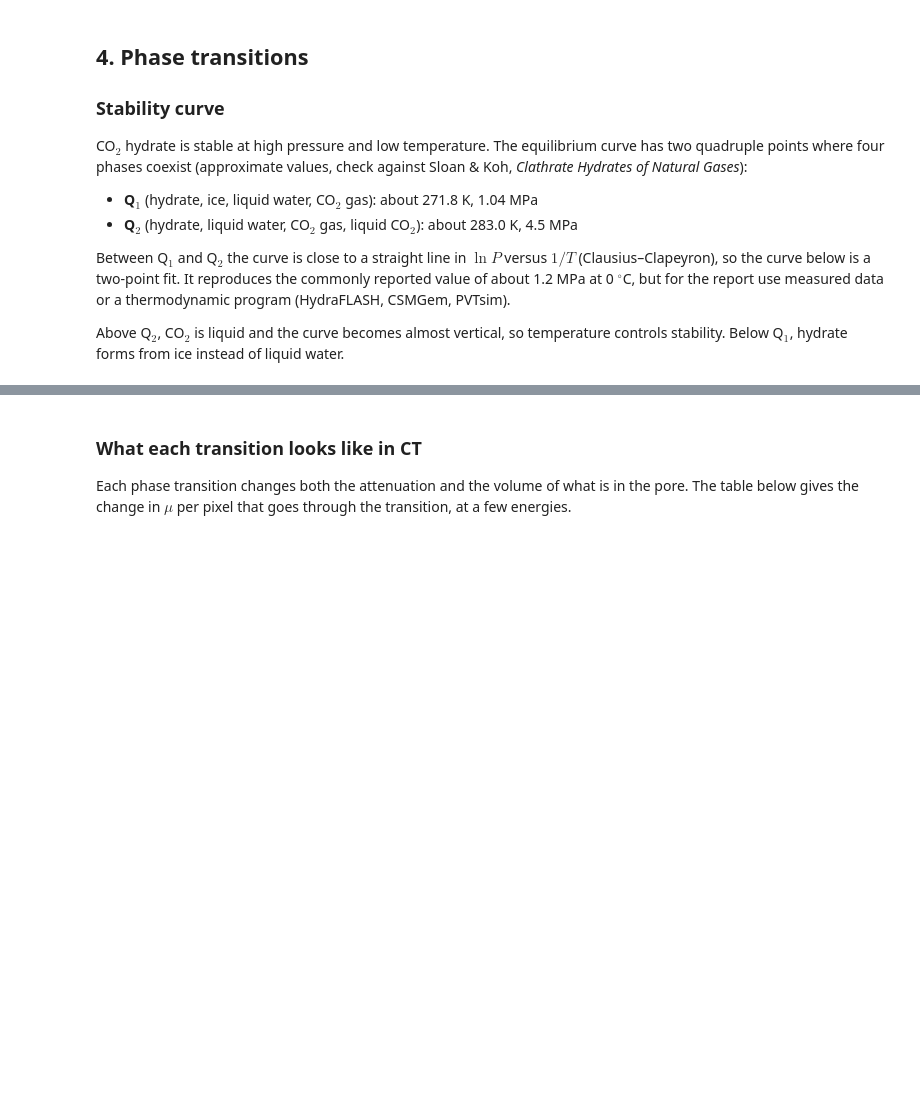
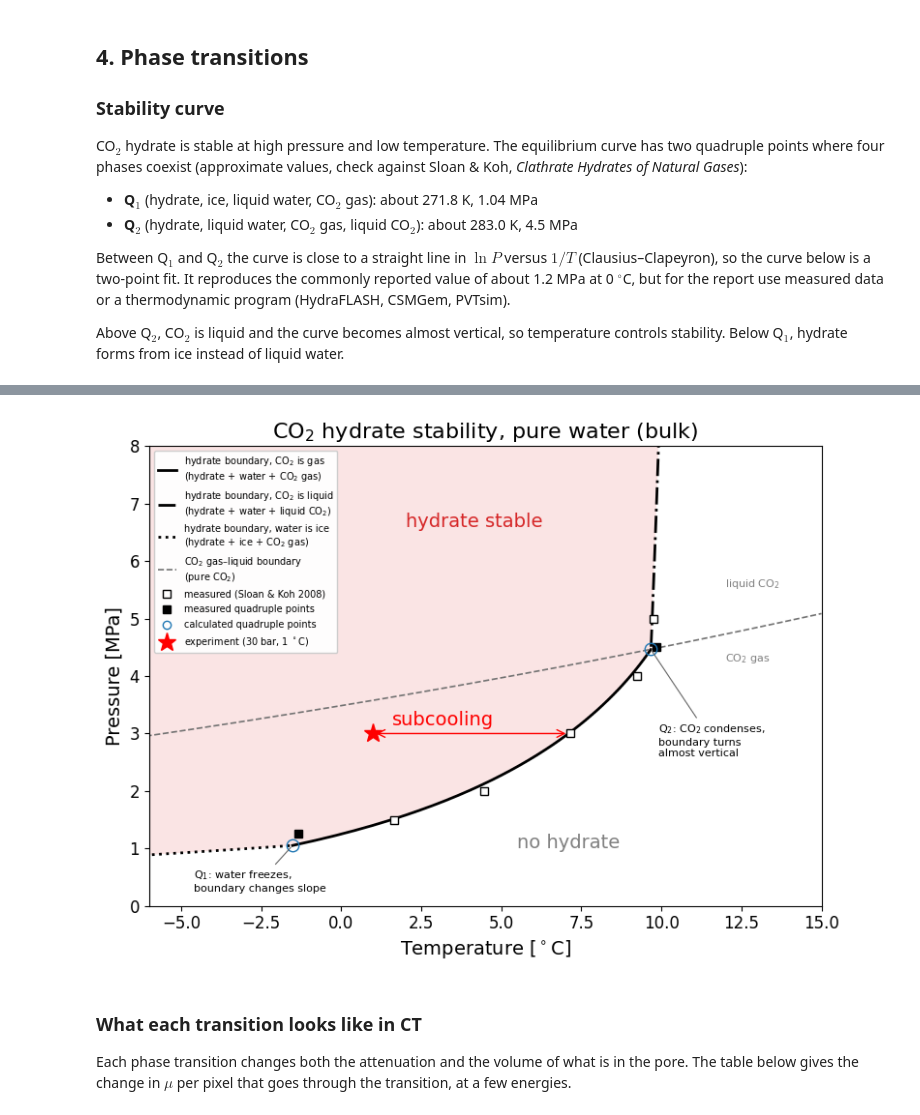
Before and after one commit to aurorsta/master_polychromatic_beam, a Jupyter notebook: hydrate_library/hydrate_ct_simulation.ipynb, the cells around one changed output, grey strips where cells are left out. Cells and saved outputs as stored; diff of their text form; code cells hidden in the pictures; blank space fills up the shorter version.

```diff
--- a/hydrate_library/hydrate_ct_simulation.ipynb
+++ b/hydrate_library/hydrate_ct_simulation.ipynb
@@ -607,0 +632,84 @@ subcooling (driving force) in the experiment: 5.7 K
+# %%
+import matplotlib.pyplot as plt
+
+to_C = lambda T: T - 273.15   # kelvin to Celsius
+P_vap = lambda T: CP.PropsSI("P", "T", T, "Q", 0, "CO2") / 1e6
+
+# --- measured data: Sloan & Koh (2008), via Algaba et al. (2025), Table II ---
+Q1_exp, Q2_exp = (271.8, 1.256), (283.0, 4.499)
+HLwV = np.array([[274.8, 1.5], [277.6, 2.0], [280.3, 3.0], [282.4, 4.0]])
+HLwLc = np.array([[282.9, 5.0], [283.6, 10.0]])
+
+# --- model: quadruple points ---
+P_Q1 = brentq(lambda P: T_equilibrium(P, "liquid", lo=262, hi=290)
+              - T_equilibrium(P, "ice", lo=255, hi=285), 0.8, 1.5)
+Q1_mod = (T_equilibrium(P_Q1, lo=262, hi=290), P_Q1)
+T_Q2 = brentq(lambda T: T_equilibrium(P_vap(T) * 0.999, lo=270, hi=295) - T, 281, 285)
+Q2_mod = (T_Q2, P_vap(T_Q2))
+print(f"Q1 model: {Q1_mod[0]:.1f} K, {Q1_mod[1]*10:.1f} bar   (measured {Q1_exp[0]} K, {Q1_exp[1]*10:.1f} bar)")
+print(f"Q2 model: {Q2_mod[0]:.1f} K, {Q2_mod[1]*10:.1f} bar   (measured {Q2_exp[0]} K, {Q2_exp[1]*10:.1f} bar)")
+
+# --- model: three branches ---
+P_ice = np.linspace(0.5, Q1_mod[1], 15)
+T_ice = np.array([T_equilibrium(P, "ice", lo=250, hi=285) for P in P_ice])
+P_liq = np.linspace(Q1_mod[1], Q2_mod[1] * 0.999, 40)
+T_liq = np.array([T_equilibrium(P, lo=262, hi=295) for P in P_liq])
+P_lc = np.linspace(Q2_mod[1] * 1.01, 8, 10)
+T_lc = np.array([T_equilibrium(P, lo=275, hi=295) for P in P_lc])
+
+# --- experiment ---
+P_exp, T_exp = 3.0, 274.15
+T_eq_exp = T_equilibrium(P_exp)
+print(f"model equilibrium at 30 bar: {to_C(T_eq_exp):.2f} C, subcooling {T_eq_exp - T_exp:.1f} K, "
+      f"hydration number {hydration_number(T_eq_exp, P_exp):.2f}")
+
+# --- plot ---
+fig, ax = plt.subplots(figsize=(8, 6))
+Tb = np.concatenate([T_ice, T_liq, T_lc]); Pb = np.concatenate([P_ice, P_liq, P_lc])
+ax.fill_betweenx(Pb, -6, to_C(Tb), color="tab:red", alpha=0.12, lw=0)
+
+ax.plot(to_C(T_liq), P_liq, "k", lw=2)
+ax.plot(to_C(T_lc), P_lc, "k-.", lw=2)
+ax.plot(to_C(T_ice), P_ice, "k:", lw=2)
+Tv = np.linspace(265, 288.15, 200)
+ax.plot(to_C(Tv), [P_vap(T) for T in Tv], color="0.45", ls="--", lw=1.2)
+
+# legend: what each line means
+ax.plot([], [], "k", lw=2, label="hydrate boundary, CO$_2$ is gas\n(hydrate + water + CO$_2$ gas)")
+ax.plot([], [], "k-.", lw=2, label="hydrate boundary, CO$_2$ is liquid\n(hydrate + water + liquid CO$_2$)")
+ax.plot([], [], "k:", lw=2, label="hydrate boundary, water is ice\n(hydrate + ice + CO$_2$ gas)")
+ax.plot([], [], color="0.45", ls="--", lw=1.2, label="CO$_2$ gas–liquid boundary\n(pure CO$_2$)")
+
+ax.plot(to_C(HLwV[:, 0]), HLwV[:, 1], "ws", mec="k", ms=6, label="measured (Sloan & Koh 2008)")
+ax.plot(to_C(HLwLc[0, 0]), HLwLc[0, 1], "ws", mec="k", ms=6)
+for (T, P) in (Q1_exp, Q2_exp):
+    ax.plot(to_C(T), P, "ks", ms=6)
+ax.plot([], [], "ks", ms=6, label="measured quadruple points")
+for T, P in (Q1_mod, Q2_mod):
+    ax.plot(to_C(T), P, "o", mfc="none", mec="tab:blue", ms=9)
+ax.plot([], [], "o", mfc="none", mec="tab:blue", label="calculated quadruple points")
+
+# labels on the quadruple points: why the boundary changes there
+ax.annotate("Q$_1$: water freezes,\nboundary changes slope", (to_C(Q1_mod[0]), Q1_mod[1]),
+            xytext=(-4.6, 0.25), fontsize=8, arrowprops=dict(arrowstyle="-", color="0.4", lw=0.8))
+ax.annotate("Q$_2$: CO$_2$ condenses,\nboundary turns\nalmost vertical", (to_C(Q2_mod[0]), Q2_mod[1]),
+            xytext=(9.9, 2.6), fontsize=8, arrowprops=dict(arrowstyle="-", color="0.4", lw=0.8))
+
+ax.text(2.0, 6.6, "hydrate stable", color="tab:red")
+ax.text(5.5, 1.0, "no hydrate", color="grey")
+ax.text(12.0, 5.55, "liquid CO$_2$", fontsize=8, color="grey")
+ax.text(12.0, 4.25, "CO$_2$ gas", fontsize=8, color="grey")
+
+ax.plot(to_C(T_exp), P_exp, "r*", ms=14, label="experiment (30 bar, 1 $^\\circ$C)")
+ax.annotate("", xy=(to_C(T_eq_exp), P_exp), xytext=(to_C(T_exp), P_exp),
+            arrowprops=dict(arrowstyle="<->", color="r"))
+ax.text(to_C(T_exp) + 0.6, P_exp + 0.15, "subcooling", color="r")
+
+ax.set_xlim(-6, 15); ax.set_ylim(0, 8)
+ax.set_xlabel("Temperature [$^\\circ$C]"); ax.set_ylabel("Pressure [MPa]")
+ax.set_title("CO$_2$ hydrate stability, pure water (bulk)")
+ax.legend(loc="upper left", fontsize=7, framealpha=0.95, labelspacing=0.6)
+fig.tight_layout()
+fig.savefig("co2_hydrate_phase_diagram.pdf")
+plt.show()
+# %% [output]
@@ -608,3 +719,4 @@ subcooling (driving force) in the experiment: 5.7 K
+[figure, added]
 # %% [markdown]
 ### What each transition looks like in CT
 
```
Also changed, not shown: parts of 4 cells of this notebook, 9 other files.
